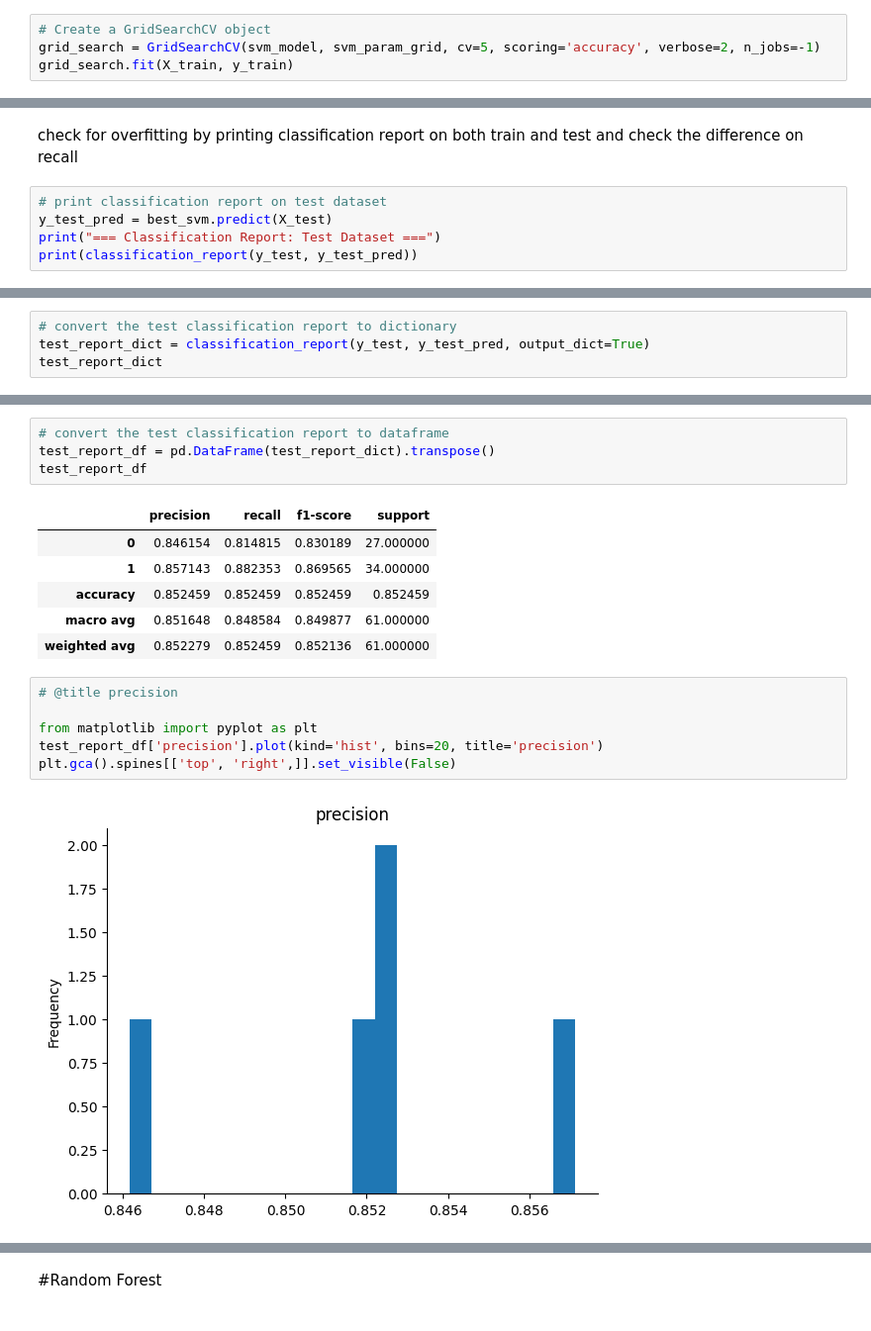
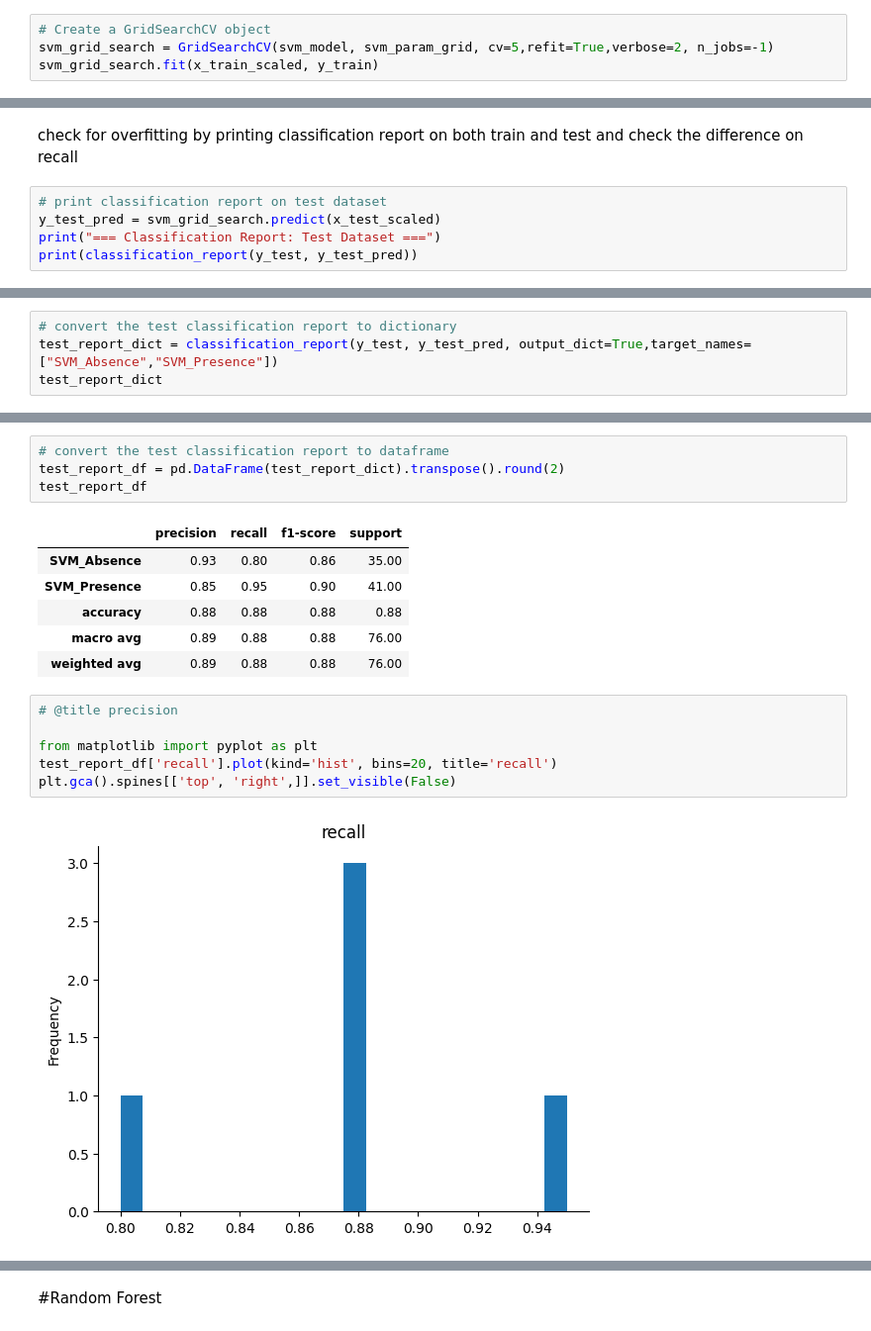
Before and after one commit to cwa312/Project4, a Jupyter notebook: heart_desease_pred.ipynb, the cells around one changed output, grey strips where cells are left out. Shown at 99% size. Drawn from its saved outputs; the diff is of its cells as text.

```diff
--- a/heart_desease_pred.ipynb
+++ b/heart_desease_pred.ipynb
@@ -374,8 +372,8 @@ svm_param_grid = {
     'kernel': ['rbf', 'linear']}
 # %%
 # Create a GridSearchCV object
-grid_search = GridSearchCV(svm_model, svm_param_grid, cv=5, scoring='accuracy', verbose=2, n_jobs=-1)
-grid_search.fit(X_train, y_train)
+svm_grid_search = GridSearchCV(svm_model, svm_param_grid, cv=5,refit=True,verbose=2, n_jobs=-1)
+svm_grid_search.fit(x_train_scaled, y_train)
 # %% [output]
 Fitting 5 folds for each of 32 candidates, totalling 160 fits
 GridSearchCV(cv=5, estimator=SVC(), n_jobs=-1,
@@ -394,7 +392,7 @@ best_svm = grid_search.best_estimator_
 check for overfitting by printing classification report on both train and test and check the difference on recall
 # %%
 # print classification report on test dataset
-y_test_pred = best_svm.predict(X_test)
+y_test_pred = svm_grid_search.predict(x_test_scaled)
 print("=== Classification Report: Test Dataset ===")
 print(classification_report(y_test, y_test_pred))
 # %% [output]
@@ -425,5 +423,5 @@ weighted avg       0.87      0.86      0.86       242
 # %%
 # convert the test classification report to dictionary
-test_report_dict = classification_report(y_test, y_test_pred, output_dict=True)
+test_report_dict = classification_report(y_test, y_test_pred, output_dict=True,target_names=["SVM_Absence","SVM_Presence"])
 test_report_dict
 # %% [output]
@@ -447,22 +445,22 @@ test_report_dict
 # %%
 # convert the test classification report to dataframe
-test_report_df = pd.DataFrame(test_report_dict).transpose()
+test_report_df = pd.DataFrame(test_report_dict).transpose().round(2)
 test_report_df
 # %% [output]
 |  | precision | recall | f1-score | support |
-| 0 | 0.846154 | 0.814815 | 0.830189 | 27.000000 |
-| 1 | 0.857143 | 0.882353 | 0.869565 | 34.000000 |
-| accuracy | 0.852459 | 0.852459 | 0.852459 | 0.852459 |
-| macro avg | 0.851648 | 0.848584 | 0.849877 | 61.000000 |
-| weighted avg | 0.852279 | 0.852459 | 0.852136 | 61.000000 |
+| SVM_Absence | 0.93 | 0.80 | 0.86 | 35.00 |
+| SVM_Presence | 0.85 | 0.95 | 0.90 | 41.00 |
+| accuracy | 0.88 | 0.88 | 0.88 | 0.88 |
+| macro avg | 0.89 | 0.88 | 0.88 | 76.00 |
+| weighted avg | 0.89 | 0.88 | 0.88 | 76.00 |
 # %%
 # @title precision
 
 from matplotlib import pyplot as plt
-test_report_df['precision'].plot(kind='hist', bins=20, title='precision')
+test_report_df['recall'].plot(kind='hist', bins=20, title='recall')
 plt.gca().spines[['top', 'right',]].set_visible(False)
 # %% [output]
-[figure, old version]
+[figure, new version]
 # %%
 # @title precision
 
```
Also changed, not shown: parts of 36 cells of this notebook.
